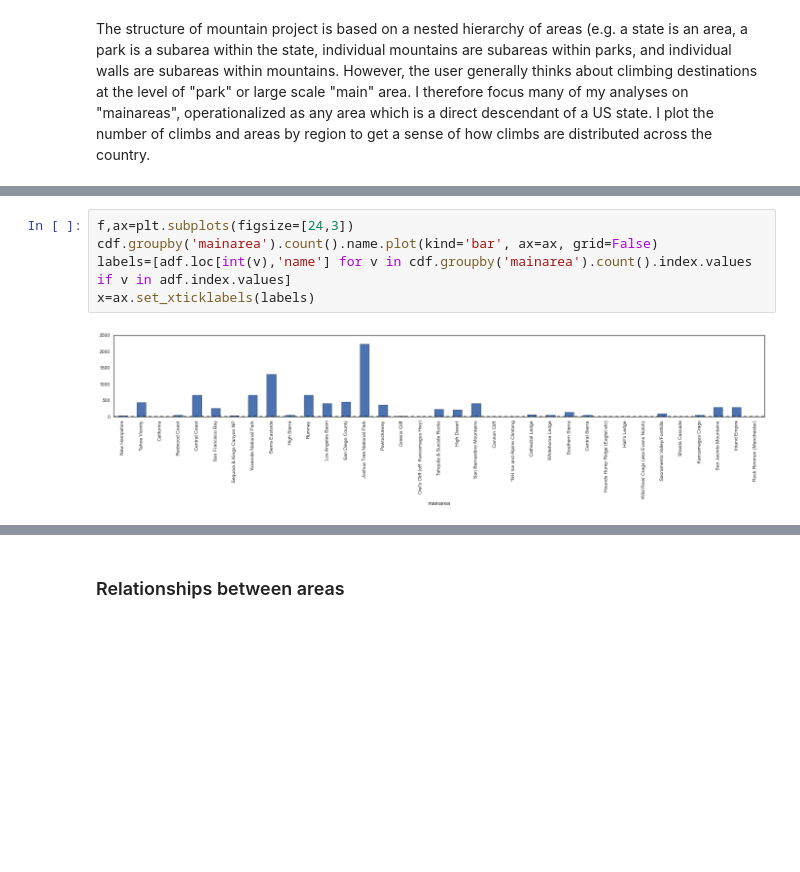
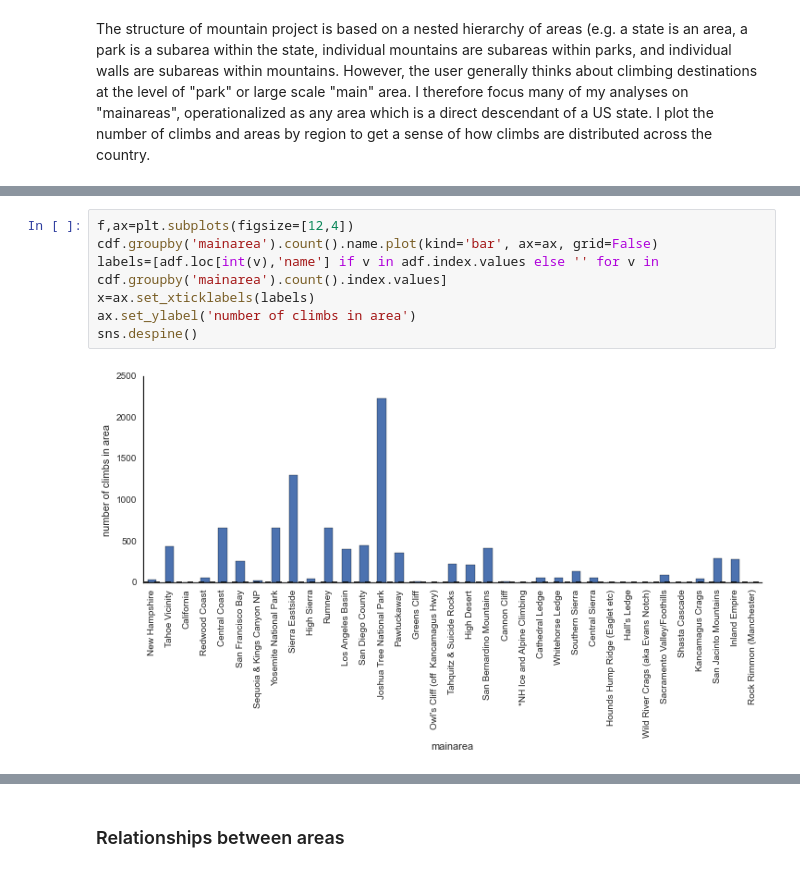
Before and after one commit to askerry/cragcrunch, a Jupyter notebook: Notebook 4. Data Exploration.ipynb, the cells around one changed output, grey strips where cells are left out. Cells and saved outputs as stored; diff of their text form; blank space fills up the shorter version.

```diff
--- a/Notebook 4. Data Exploration.ipynb
+++ b/Notebook 4. Data Exploration.ipynb
@@ -128,7 +192,9 @@ excluding areas with less than 20 routes (n=126)
 # %%
-f,ax=plt.subplots(figsize=[24,3])
+f,ax=plt.subplots(figsize=[12,4])
 cdf.groupby('mainarea').count().name.plot(kind='bar', ax=ax, grid=False)
-labels=[adf.loc[int(v),'name'] for v in cdf.groupby('mainarea').count().index.values if v in adf.index.values]
+labels=[adf.loc[int(v),'name'] if v in adf.index.values else '' for v in cdf.groupby('mainarea').count().index.values]
 x=ax.set_xticklabels(labels)
+ax.set_ylabel('number of climbs in area')
+sns.despine()
 # %% [output]
-[figure, old version]
+[figure, new version]
```
Also changed, not shown: parts of 31 cells of this notebook, 12 other files.
